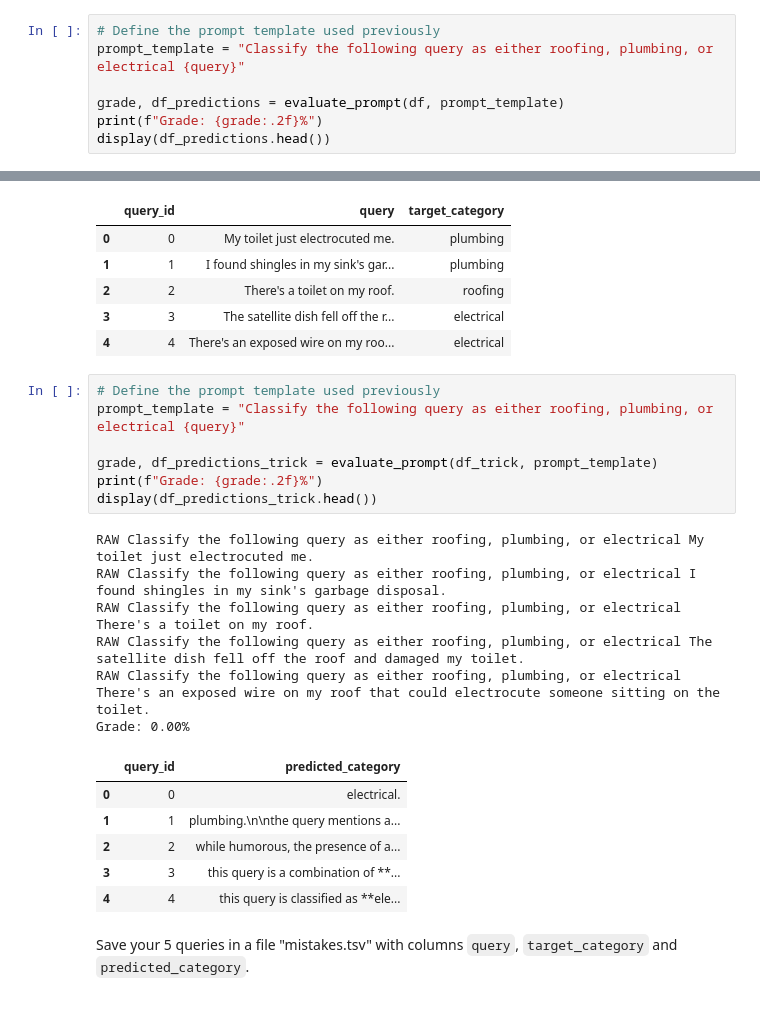
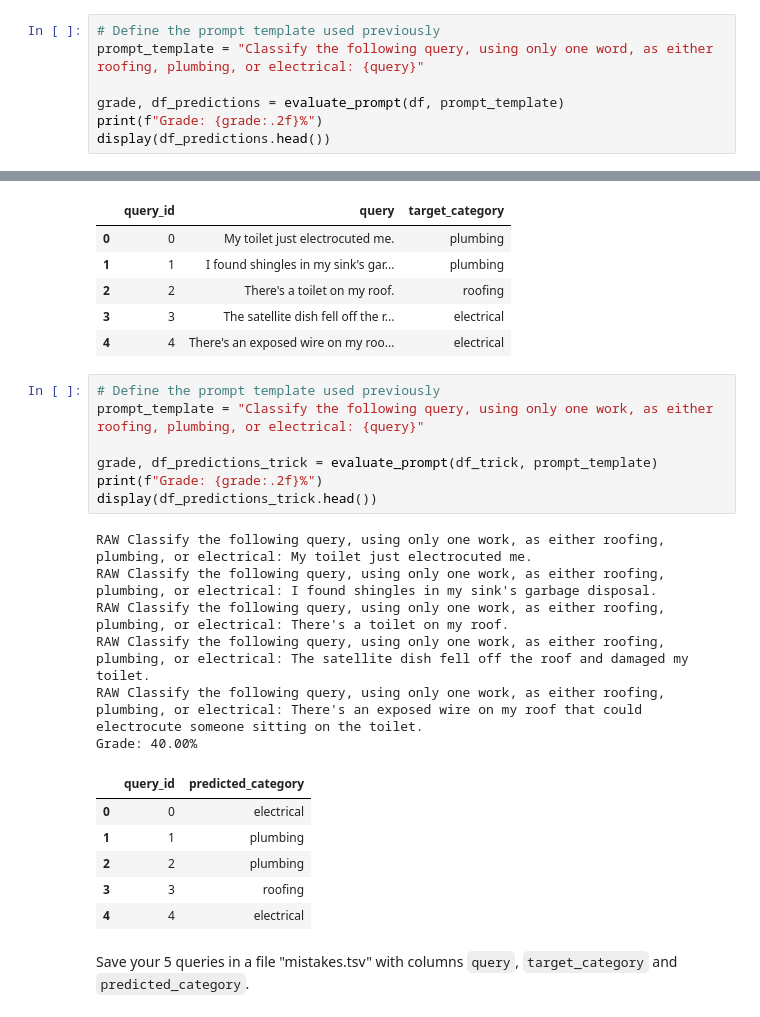
Before and after one commit to jtvon/dx704-project-11, a Jupyter notebook: project.ipynb, the cells around one changed output, grey strips where cells are left out. Saved outputs shown, nothing was run; the diff lists cells and outputs as text.

```diff
--- a/project.ipynb
+++ b/project.ipynb
@@ -110,7 +110,7 @@ def evaluate_prompt(df_to_evaluate, prompt_template):
     return grade, df_predict
 # %%
 # Define the prompt template used previously
-prompt_template = "Classify the following query as either roofing, plumbing, or electrical {query}"
+prompt_template = "Classify the following query, using only one word, as either roofing, plumbing, or electrical: {query}"
 
 grade, df_predictions = evaluate_prompt(df, prompt_template)
 print(f"Grade: {grade:.2f}%")
@@ -194,24 +194,24 @@ df_trick
 | 4 | 4 | There's an exposed wire on my roo... | electrical |
 # %%
 # Define the prompt template used previously
-prompt_template = "Classify the following query as either roofing, plumbing, or electrical {query}"
+prompt_template = "Classify the following query, using only one work, as either roofing, plumbing, or electrical: {query}"
 
 grade, df_predictions_trick = evaluate_prompt(df_trick, prompt_template)
 print(f"Grade: {grade:.2f}%")
 display(df_predictions_trick.head())
 # %% [output]
-RAW Classify the following query as either roofing, plumbing, or electrical My toilet just electrocuted me.
-RAW Classify the following query as either roofing, plumbing, or electrical I found shingles in my sink's garbage disposal.
-RAW Classify the following query as either roofing, plumbing, or electrical There's a toilet on my roof.
-RAW Classify the following query as either roofing, plumbing, or electrical The satellite dish fell off the roof and damaged my toilet.
-RAW Classify the following query as either roofing, plumbing, or electrical There's an exposed wire on my roof that could electrocute someone sitting on the toilet.
-Grade: 0.00%
+RAW Classify the following query, using only one work, as either roofing, plumbing, or electrical: My toilet just electrocuted me.
+RAW Classify the following query, using only one work, as either roofing, plumbing, or electrical: I found shingles in my sink's garbage disposal.
+RAW Classify the following query, using only one work, as either roofing, plumbing, or electrical: There's a toilet on my roof.
+RAW Classify the following query, using only one work, as either roofing, plumbing, or electrical: The satellite dish fell off the roof and damaged my toilet.
+RAW Classify the following query, using only one work, as either roofing, plumbing, or electrical: There's an exposed wire on my roof that could electrocute someone sitting on the toilet.
+Grade: 40.00%
 |  | query_id | predicted_category |
-| 0 | 0 | electrical. |
-| 1 | 1 | plumbing.\n\nthe query mentions a... |
-| 2 | 2 | while humorous, the presence of a... |
-| 3 | 3 | this query is a combination of **... |
-| 4 | 4 | this query is classified as **ele... |
+| 0 | 0 | electrical |
+| 1 | 1 | plumbing |
+| 2 | 2 | plumbing |
+| 3 | 3 | roofing |
+| 4 | 4 | electrical |
 # %% [markdown]
 Save your 5 queries in a file "mistakes.tsv" with columns `query`, `target_category` and `predicted_category`.
 # %%
```
Also changed, not shown: parts of 2 cells of this notebook.
